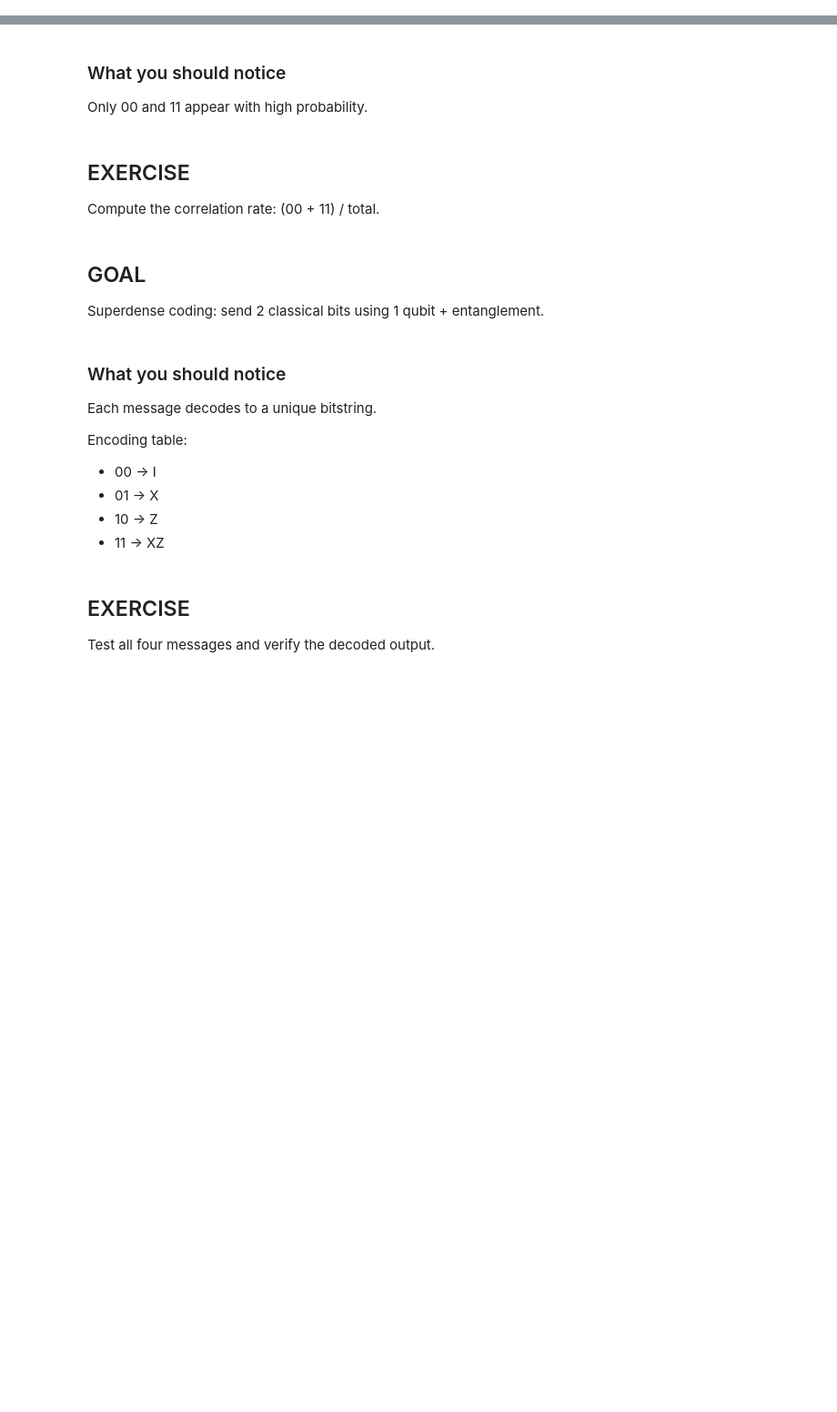
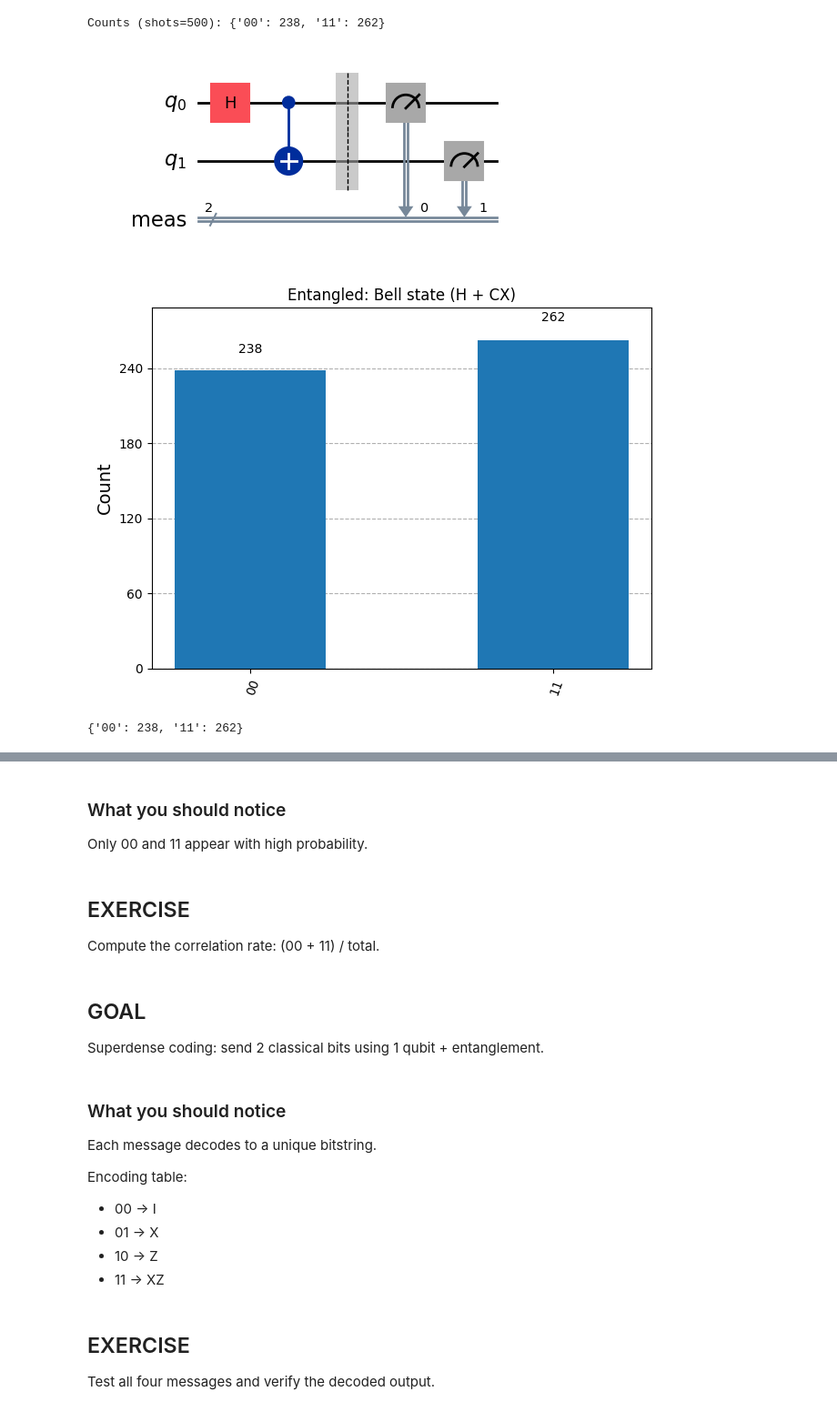
Before and after one commit to souhiab/quantum-computing-hands-on, a Jupyter notebook: Part_03_Entanglement_Superdense/notebooks/03_entanglement_superdense.ipynb, the cells around one changed output, grey strips where cells are left out. Shown at 91% size. Cells and saved outputs as stored; diff of their text form; code cells hidden in the pictures; blank space fills up the shorter version.

```diff
--- a/Part_03_Entanglement_Superdense/notebooks/03_entanglement_superdense.ipynb
+++ b/Part_03_Entanglement_Superdense/notebooks/03_entanglement_superdense.ipynb
@@ -56,0 +256,16 @@ Create a Bell state and observe simulator counts.
+# %%
+# Create a copy with measurement for histogram
+qc_bell = QuantumCircuit(2)
+qc_bell.h(0)
+qc_bell.cx(0, 1)
+qc_bell.measure_all()
+
+qc_bell.draw(output="mpl")
+
+# Histogram
+run_and_plot_counts(qc_bell, shots=500, title="Entangled: Bell state (H + CX)")
+# %% [output]
+Counts (shots=500): {'00': 238, '11': 262}
+[figure, added]
+[figure, added]
+{'00': 238, '11': 262}
```
Also changed, not shown: parts of 24 cells of this notebook.
